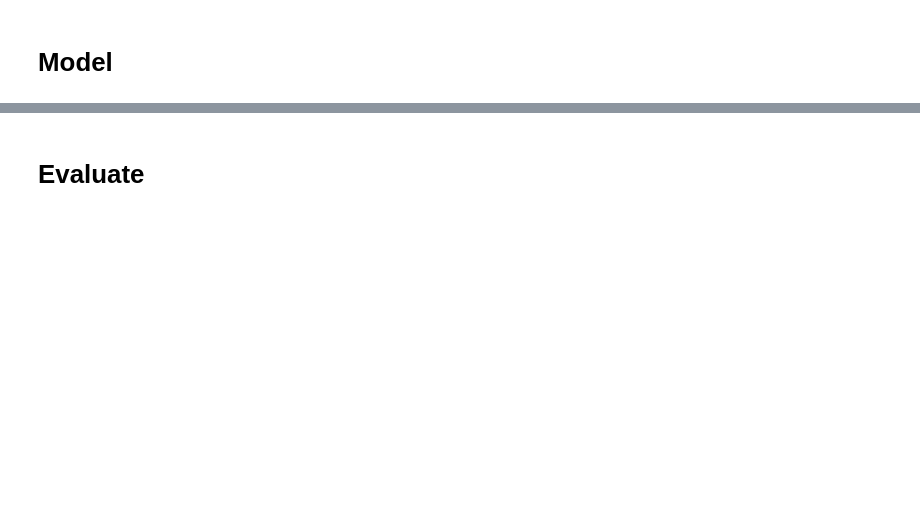
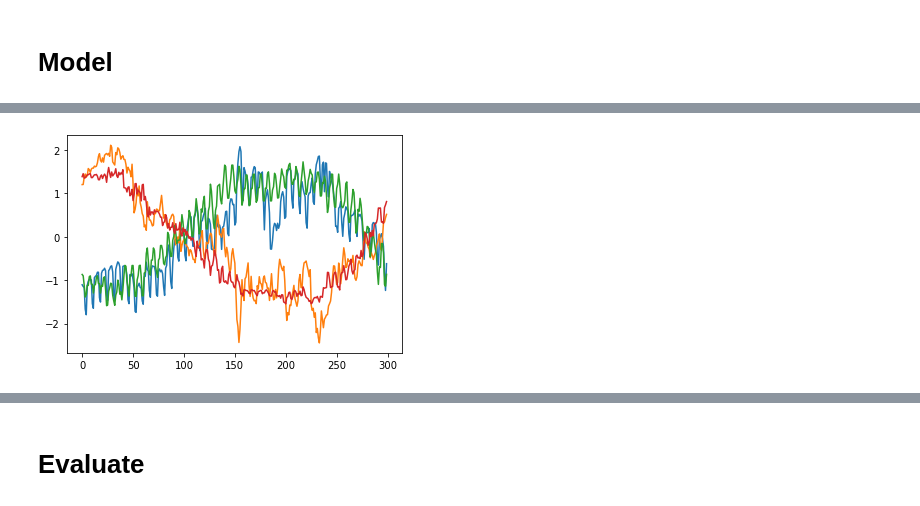
Before and after one commit to MrShumnov/energy-consumption-prediction, a Jupyter notebook: src/model_mlp.ipynb, the cells around one changed output, grey strips where cells are left out. Saved outputs shown, nothing was run; the diff lists cells and outputs as text; code cells hidden in the pictures; blank space fills up the shorter version.

```diff
--- a/src/model_mlp.ipynb
+++ b/src/model_mlp.ipynb
@@ -130,0 +151,9 @@ Reusing TensorBoard on port 6006 (pid 4240), started 0:04:33 ago. (Use '!kill 42
+# %%
+checkpoint_name = "../models/mlp/02/checkpoints/cp-{epoch:04d}.ckpt"
+checkpoint_dir = os.path.dirname(checkpoint_name)
+
+cp_callback = tf.keras.callbacks.ModelCheckpoint(
+                    filepath = checkpoint_name,
+                    verbose = 1,
+                    save_weights_only = True,
+                    save_freq = 10 * len(x_train))
@@ -131,8 +164,8 @@ Reusing TensorBoard on port 6006 (pid 4240), started 0:04:33 ago. (Use '!kill 42
 # %%
 model.fit(x_train, y_train,
-          validation_data=(x_test, y_test),
-          batch_size=BATCH_SIZE,
-          epochs=MAX_EPOCHS,
-          callbacks=[tensorboard_callback])
+          validation_data = (x_test, y_test),
+          batch_size = BATCH_SIZE,
+          epochs = MAX_EPOCHS,
+          callbacks = [tensorboard_callback, cp_callback])
 # %% [output]
 Epoch 1/1000
@@ -157,0 +190,7 @@ KeyboardInterrupt:
+# %%
+plt.plot(np.squeeze(y_train[:300])[:, 0])
+plt.plot(np.squeeze(model(x_train[:300]))[:, 0])
+
+plt.show()
+# %% [output]
+[figure, added]
```
Also changed, not shown: parts of 12 cells of this notebook, 2 other files.
